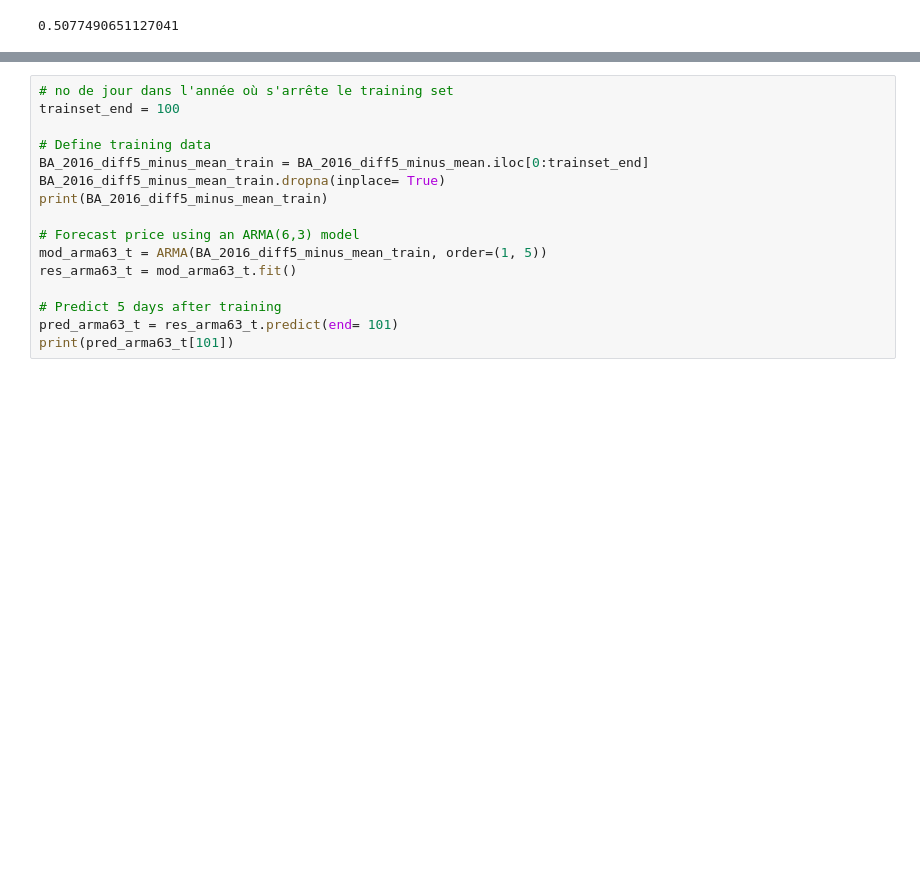
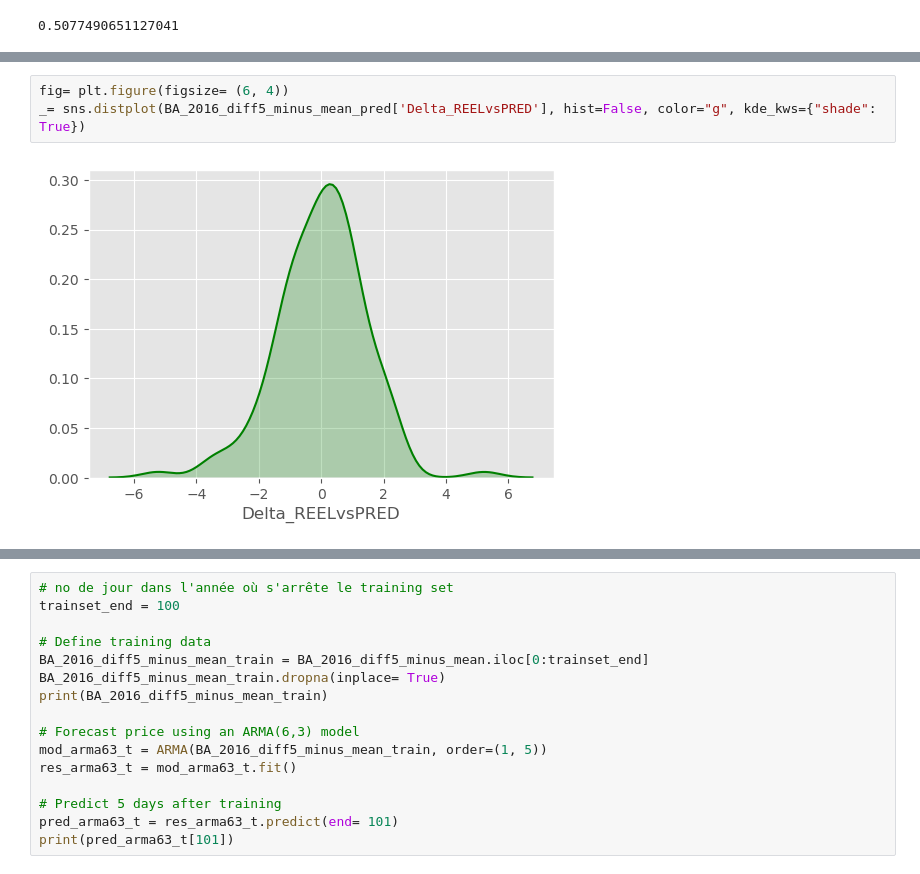
Before and after one commit to joboll/finboys, a Jupyter notebook: Boing.ipynb, the cells around one changed output, grey strips where cells are left out. Drawn from its saved outputs; the diff is of its cells as text; blank space fills up the shorter version.

```diff
--- a/Boing.ipynb
+++ b/Boing.ipynb
@@ -625,0 +727,5 @@ pass your own start_params.
+# %%
+fig= plt.figure(figsize= (6, 4))
+_= sns.distplot(BA_2016_diff5_minus_mean_pred['Delta_REELvsPRED'], hist=False, color="g", kde_kws={"shade": True})
+# %% [output]
+[figure, added]
```
Also changed, not shown: parts of 28 cells of this notebook.
